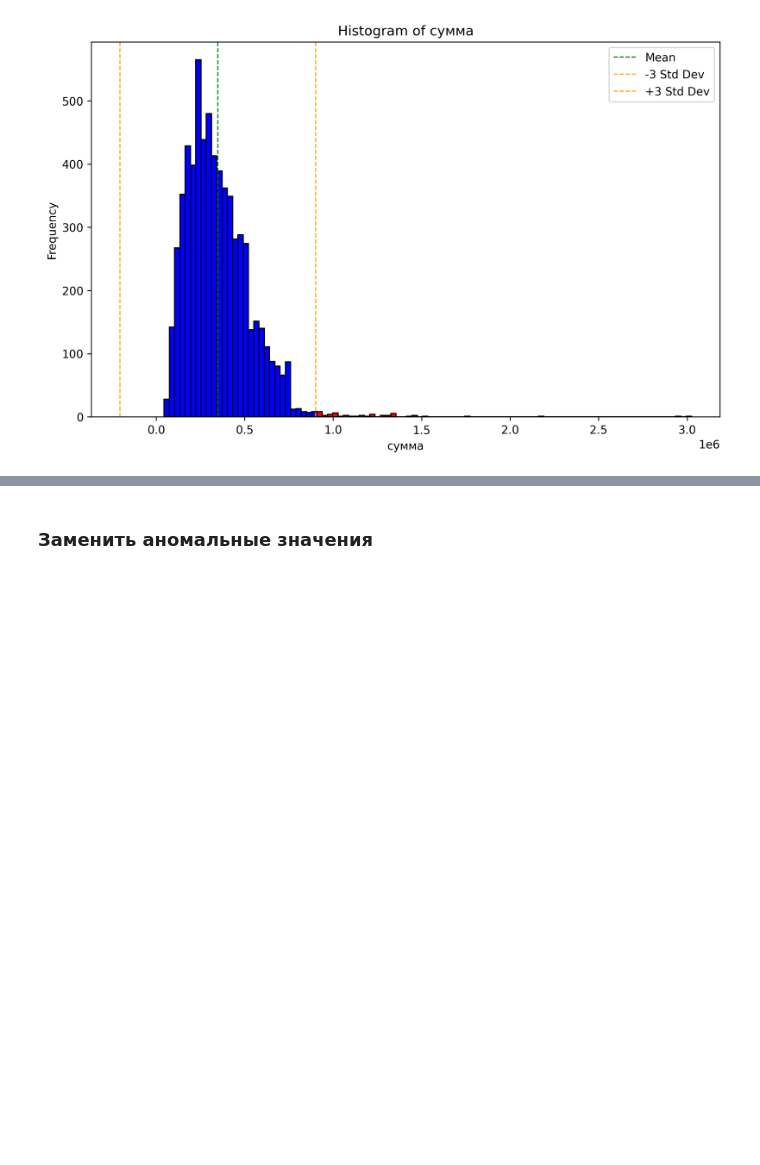
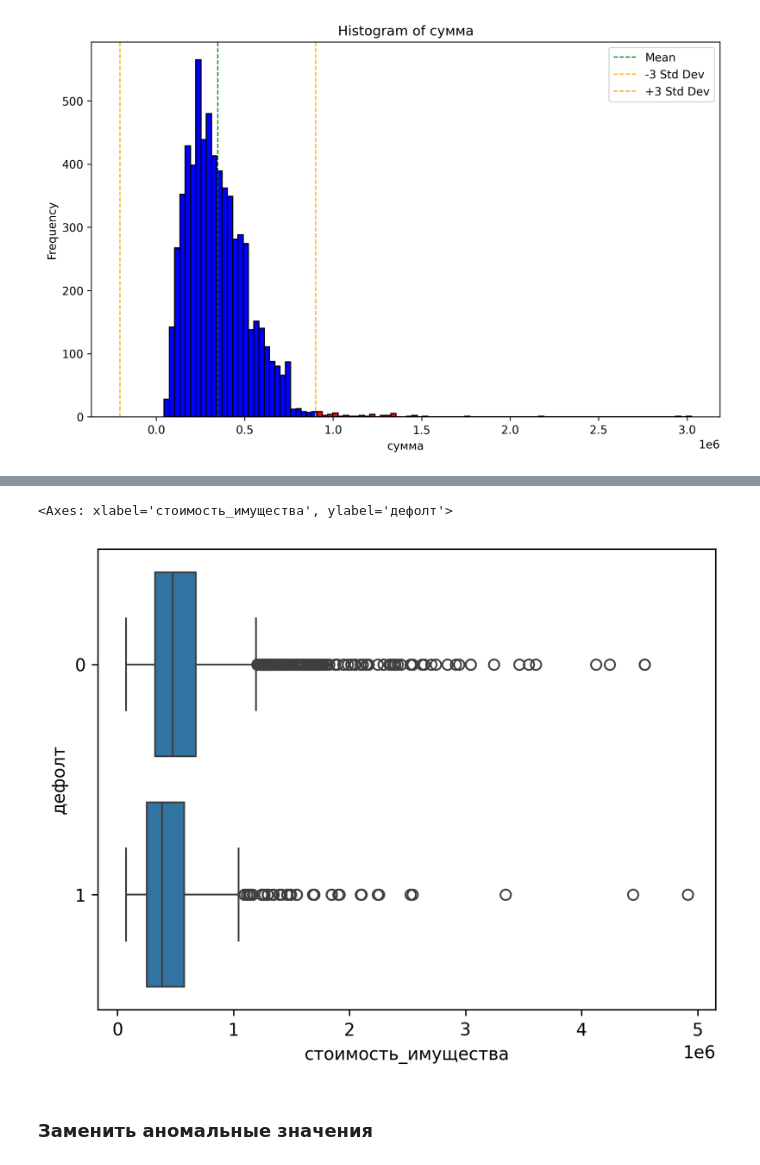
Before and after one commit to AndBoyS/hse-ml-managers, a Jupyter notebook: mba/mba_solution.ipynb, the cells around one changed output, grey strips where cells are left out. Drawn from its saved outputs; the diff is of its cells as text; code cells hidden in the pictures; blank space fills up the shorter version.

```diff
--- a/mba/mba_solution.ipynb
+++ b/mba/mba_solution.ipynb
@@ -53,3 +123,8 @@ vis.plot_anomalies(loan_data, ["сумма"])
+# %%
+sns.boxplot(x=loan_data["стоимость_имущества"], y=loan_data[TARGET].astype("category"))
+# %% [output]
+<Axes: xlabel='стоимость_имущества', ylabel='дефолт'>
+[figure, added]
 # %% [markdown]
 ### Заменить аномальные значения
 # %%
```
Also changed, not shown: parts of 23 cells of this notebook, 8 other files.
